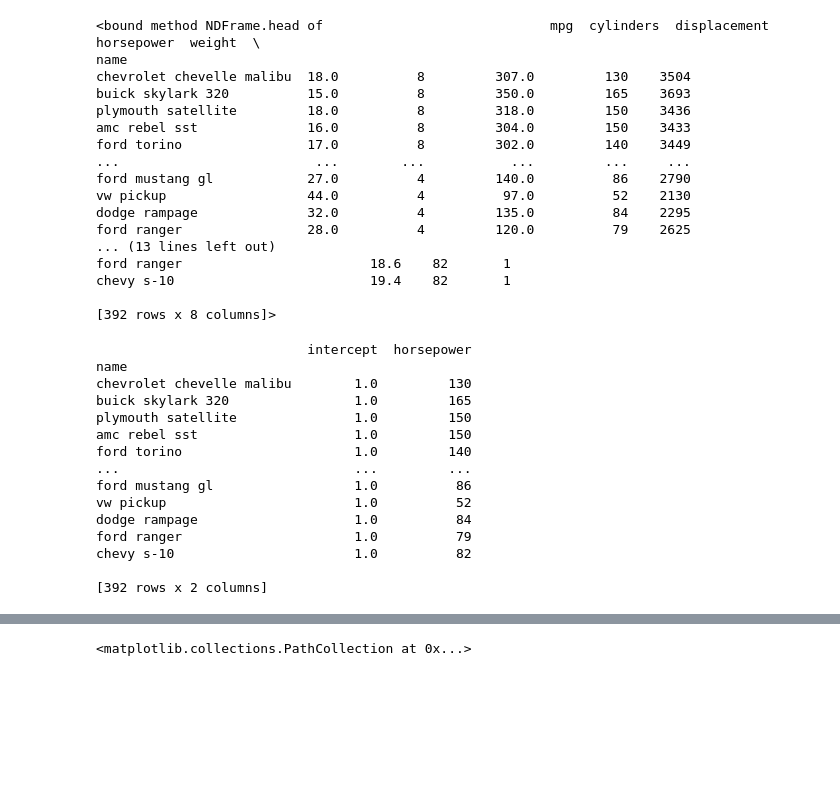
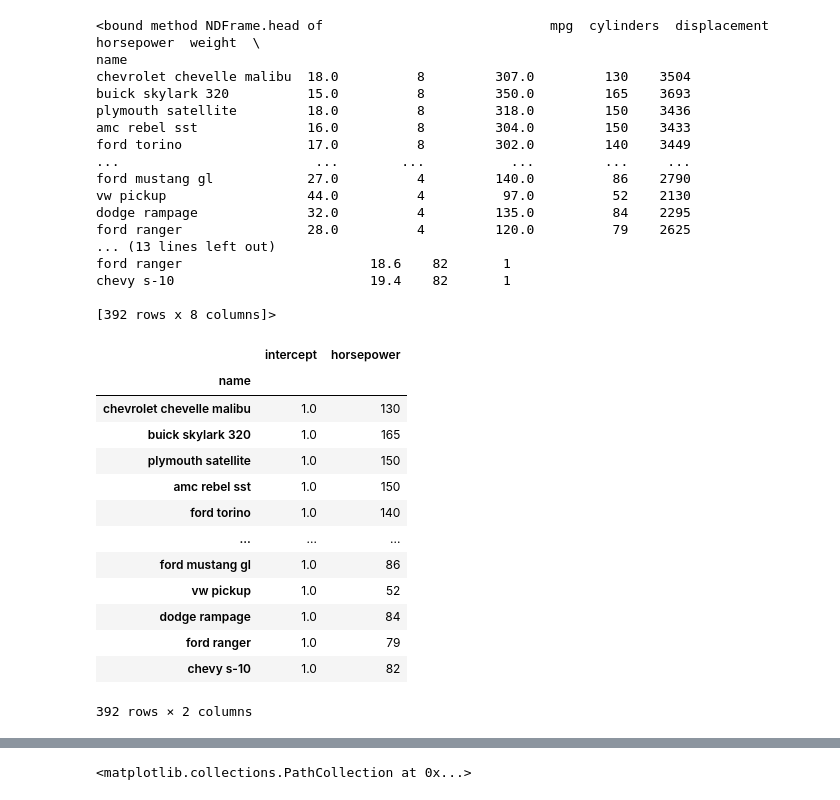
Before and after one commit to aminehd/AminehTechnicalWritings, a Jupyter notebook: assignments/ISLP_Chapter03.ipynb, the cells around one changed output, grey strips where cells are left out. Drawn from its saved outputs; the diff is of its cells as text; code cells hidden in the pictures; blank space fills up the shorter version.

```diff
--- a/assignments/ISLP_Chapter03.ipynb
+++ b/assignments/ISLP_Chapter03.ipynb
@@ -57,26 +40,25 @@ chevy s-10                         19.4    82       1
 [392 rows x 8 columns]>
 # %%
 # Use MS from ISLP utility to create design matrix ( maybe known as model spec)
-design = MS([  'horsepower'])
+design = MS(['horsepower'])
 X = design.fit_transform(auto_data)
-print(X)
 y = auto_data['mpg']
+X
 # %% [output]
+|  | intercept | horsepower |
+| name |  |  |
+| chevrolet chevelle malibu | 1.0 | 130 |
+| buick skylark 320 | 1.0 | 165 |
+| plymouth satellite | 1.0 | 150 |
+| amc rebel sst | 1.0 | 150 |
+| ford torino | 1.0 | 140 |
+| ... | ... | ... |
+| ford mustang gl | 1.0 | 86 |
+| vw pickup | 1.0 | 52 |
+| dodge rampage | 1.0 | 84 |
+| ford ranger | 1.0 | 79 |
+| chevy s-10 | 1.0 | 82 |
-                           intercept  horsepower
-name
-chevrolet chevelle malibu        1.0         130
-buick skylark 320                1.0         165
-plymouth satellite               1.0         150
-amc rebel sst                    1.0         150
-ford torino                      1.0         140
-...                              ...         ...
-ford mustang gl                  1.0          86
-vw pickup                        1.0          52
-dodge rampage                    1.0          84
-ford ranger                      1.0          79
-chevy s-10                       1.0          82
-
-[392 rows x 2 columns]
+392 rows × 2 columns
 # %%
 # Feed input to stats.model
 model = sm.OLS(y, X)
```
Also changed, not shown: parts of 10 cells of this notebook.
